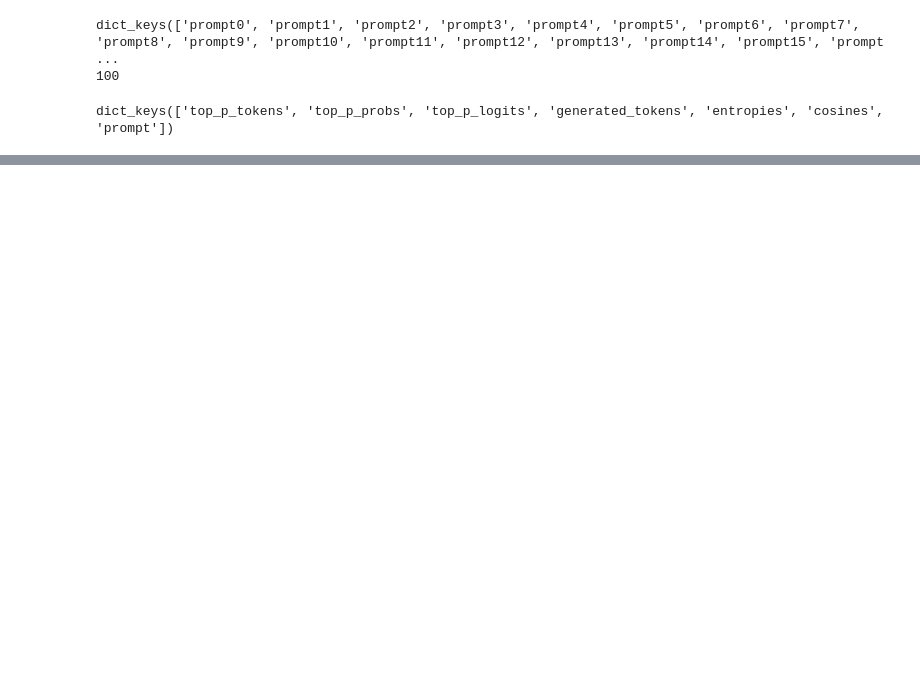
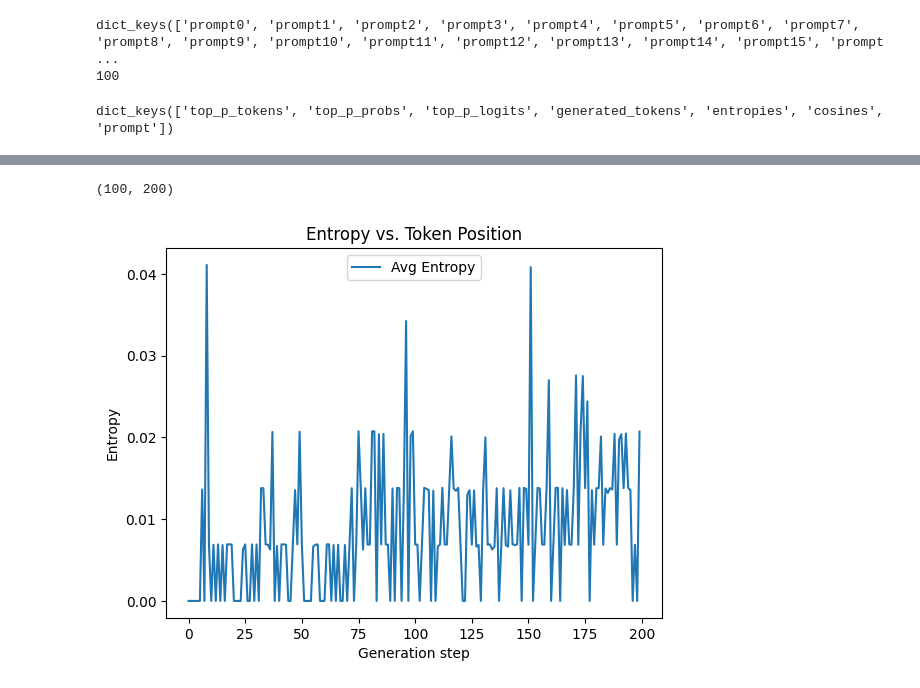
Before and after one commit to itsmejul/llm-confidence, a Jupyter notebook: plotting/plotting.ipynb, the cells around one changed output, grey strips where cells are left out. Drawn from its saved outputs; the diff is of its cells as text; code cells hidden in the pictures; blank space fills up the shorter version.

```diff
--- a/plotting/plotting.ipynb
+++ b/plotting/plotting.ipynb
@@ -34,0 +84,14 @@ tensor([151667,    198,  32313,     11,   1077,    594,   1490,     13,   2055,
+# %%
+#avg entropy over all prompts
+all_entropies = np.array([res['entropies'] for res in test.values()])  # shape (num_prompts, max_steps)
+print(all_entropies.shape)
+mean_ent = np.mean(all_entropies, axis=0)
+plt.plot(mean_ent, label='Avg Entropy')
+plt.xlabel('Generation step')
+plt.ylabel('Entropy')
+plt.title('Entropy vs. Token Position')
+plt.legend()
+plt.show()
+# %% [output]
+(100, 200)
+[figure, added]
```
Also changed, not shown: parts of 10 cells of this notebook.
